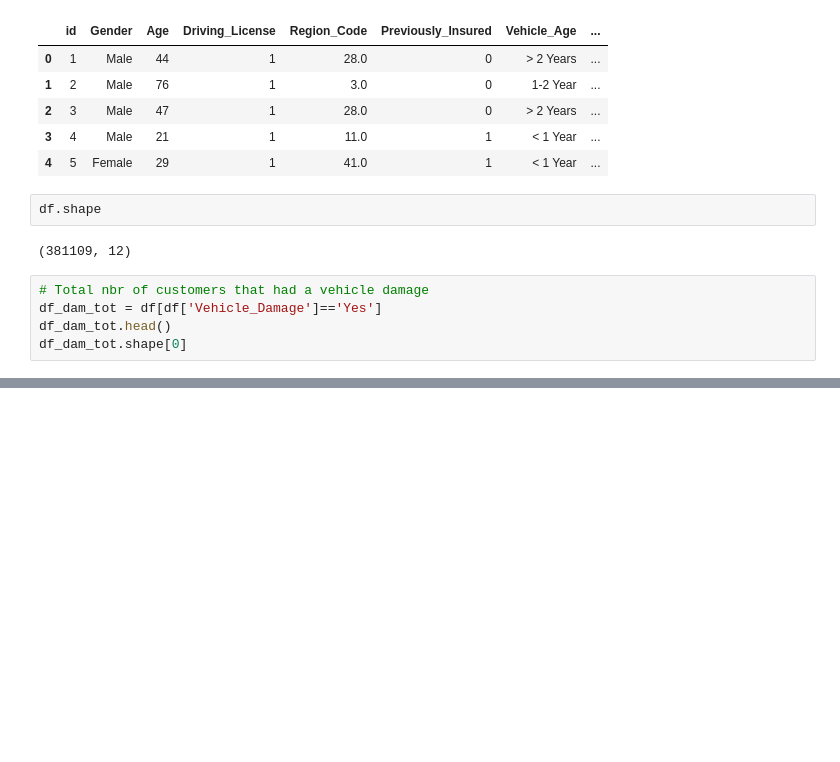
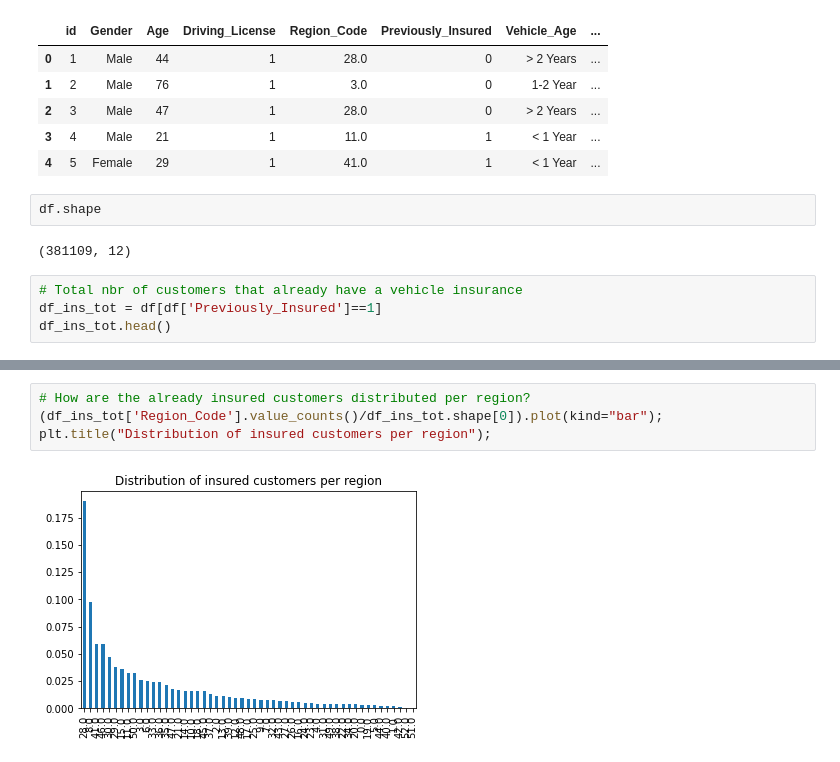
Before and after one commit to asyntychaki/Health-Insurance-Cross-Sell, a Jupyter notebook: 1-Past-insurance.ipynb, the cells around one changed output, grey strips where cells are left out. Saved outputs shown, nothing was run; the diff lists cells and outputs as text; blank space fills up the shorter version.

```diff
--- a/1-Past-insurance.ipynb
+++ b/1-Past-insurance.ipynb
@@ -18,8 +18,7 @@ df.shape
 # %% [output]
 (381109, 12)
 # %%
-# Total nbr of customers that had a vehicle damage
-df_dam_tot = df[df['Vehicle_Damage']=='Yes']
-df_dam_tot.head()
-df_dam_tot.shape[0]
+# Total nbr of customers that already have a vehicle insurance
+df_ins_tot = df[df['Previously_Insured']==1]
+df_ins_tot.head()
 # %% [output]
@@ -27 +32,7 @@ df_dam_tot.shape[0]
+# %%
+# How are the already insured customers distributed per region?
+(df_ins_tot['Region_Code'].value_counts()/df_ins_tot.shape[0]).plot(kind="bar");
+plt.title("Distribution of insured customers per region");
+# %% [output]
+[figure, added]
 # %%
```
Also changed, not shown: parts of 4 cells of this notebook, 1 other file.
